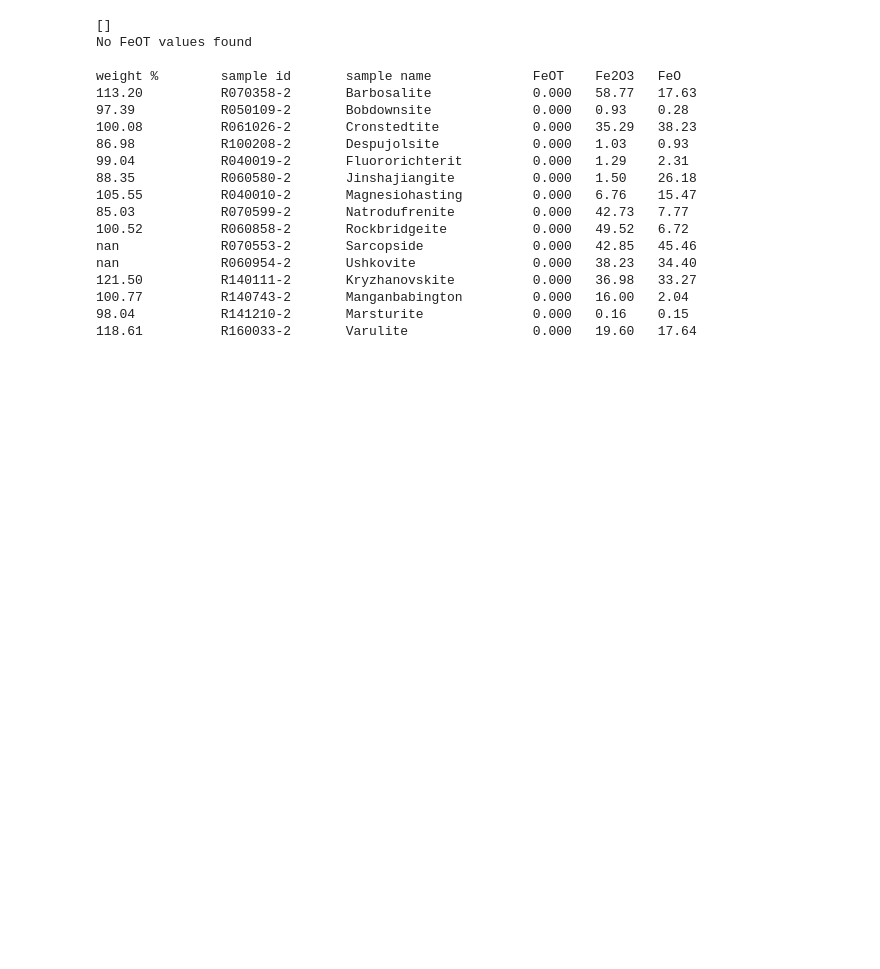
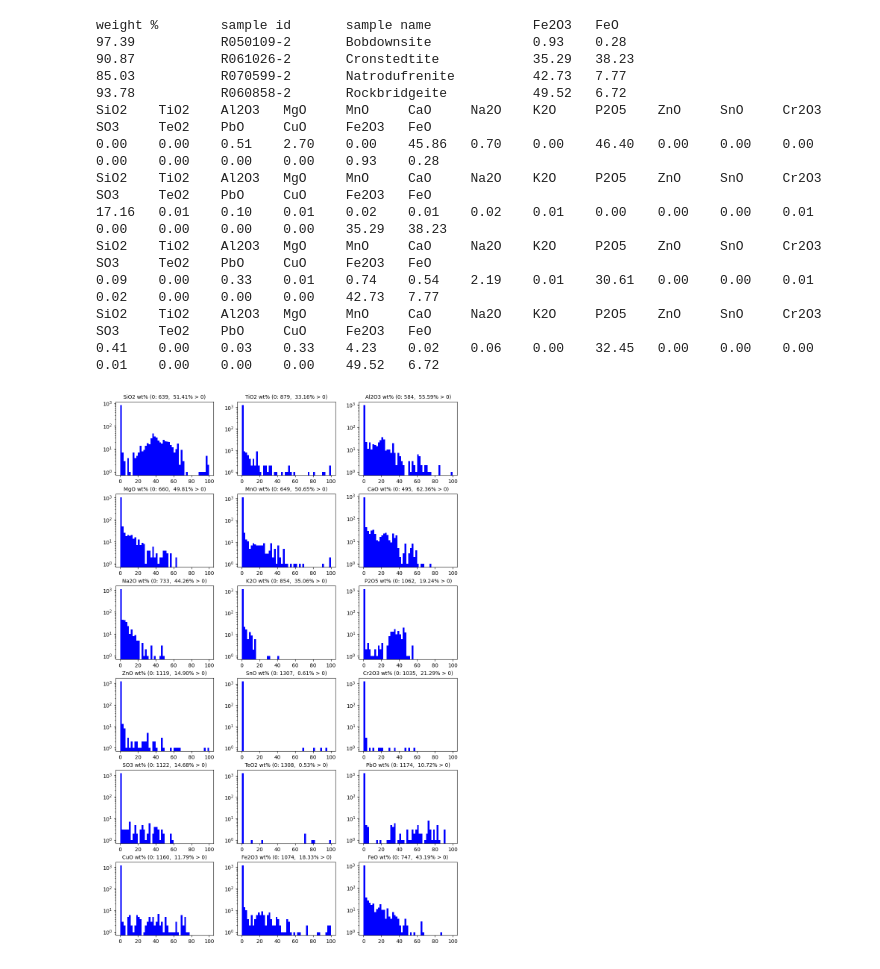
Before and after one commit to dvanhoesen/raman_prediction, a Jupyter notebook: investigate_chemistry.ipynb, the cells around one changed output. Saved outputs shown, nothing was run; the diff lists cells and outputs as text; code cells hidden in the pictures; blank space fills up the shorter version.

```diff
--- a/investigate_chemistry.ipynb
+++ b/investigate_chemistry.ipynb
@@ -81,15 +116,9 @@ FeO     17.6360
 # %%
 # Check iron to see if both FeO and Fe2O3 are high b/c some excel files recalculate oxide % for FeO and Fe2O3
 # We will combine and use FeOT only
-feot = avgs[:,-3]
 fe2o3 = avgs[:,-2]
 feo = avgs[:,-1]
-
-idxs_feot = np.where(feot>0)[0]
-print(idxs_feot)
-print("No FeOT values found")
-
-idxs_fe = np.where((feot > 0) | ((fe2o3 > 0.1) & (feo > 0.1)))[0]
+idxs_fe = np.where((fe2o3 > 0) & (feo > 0))[0]
 
 spec_wt_percent_fe = total_wt_percent[idxs_fe]
 spec_names_fe = names[idxs_fe]
@@ -97,24 +126,22 @@ spec_ids_fe = ids[idxs_fe]
 
 name_str = "\t".join("{}".format(n) for n in names_oxides)
 
-print("\n{}\t{}\t{}\t\t{}\t{}\t{}".format("weight %", "sample id", "sample name", "FeOT", "Fe2O3", "FeO"))
+print("\n{}\t{}\t{}\t\t{}\t{}".format("weight %", "sample id", "sample name", "Fe2O3", "FeO"))
 
 
 for i in idxs_fe:
     spec_name = names[i]
     spec_id = ids[i]
     spec_wt_percent = total_wt_percent[i]
-    spec_feot = feot[i]
     spec_fe2o3 = fe2o3[i]
     spec_feo = feo[i]
 
-    print("{:.2f}\t\t{}\t{}\t\t{:.3f}\t{:.2f}\t{:.2f}".format(spec_wt_percent, spec_id, spec_name[0:15], spec_feot, spec_fe2o3, spec_feo))
+    print("{:.2f}\t\t{}\t{}\t\t{:.2f}\t{:.2f}".format(spec_wt_percent, spec_id, spec_name[0:15], spec_fe2o3, spec_feo))
 
 for i in idxs_fe:
     spec_name = names[i]
     spec_id = ids[i]
     spec_wt_percent = total_wt_percent[i]
-    spec_feot = feot[i]
     spec_fe2o3 = fe2o3[i]
     spec_feo = feo[i]
 
@@ -122,25 +149,44 @@ for i in idxs_fe:
 
     #print("{:.2f}\t\t{}\t{}".format(spec_wt_percent, spec_id, spec_name[0:15]))
 
-    #print(name_str)
-    #print(spec_avg_text)
+    print(name_str)
+    print(spec_avg_text)
 # %% [output]
-[]
-No FeOT values found
-
-weight %        sample id       sample name             FeOT    Fe2O3   FeO
-113.20          R070358-2       Barbosalite             0.000   58.77   17.63
-97.39           R050109-2       Bobdownsite             0.000   0.93    0.28
-100.08          R061026-2       Cronstedtite            0.000   35.29   38.23
-86.98           R100208-2       Despujolsite            0.000   1.03    0.93
-99.04           R040019-2       Fluororichterit         0.000   1.29    2.31
-88.35           R060580-2       Jinshajiangite          0.000   1.50    26.18
-105.55          R040010-2       Magnesiohasting         0.000   6.76    15.47
-85.03           R070599-2       Natrodufrenite          0.000   42.73   7.77
-100.52          R060858-2       Rockbridgeite           0.000   49.52   6.72
-nan             R070553-2       Sarcopside              0.000   42.85   45.46
-nan             R060954-2       Ushkovite               0.000   38.23   34.40
-121.50          R140111-2       Kryzhanovskite          0.000   36.98   33.27
-100.77          R140743-2       Manganbabington         0.000   16.00   2.04
-98.04           R141210-2       Marsturite              0.000   0.16    0.15
-118.61          R160033-2       Varulite                0.000   19.60   17.64
+weight %        sample id       sample name             Fe2O3   FeO
+97.39           R050109-2       Bobdownsite             0.93    0.28
+90.87           R061026-2       Cronstedtite            35.29   38.23
+85.03           R070599-2       Natrodufrenite          42.73   7.77
+93.78           R060858-2       Rockbridgeite           49.52   6.72
+SiO2    TiO2    Al2O3   MgO     MnO     CaO     Na2O    K2O     P2O5    ZnO     SnO     Cr2O3   SO3     TeO2    PbO     CuO     Fe2O3   FeO
+0.00    0.00    0.51    2.70    0.00    45.86   0.70    0.00    46.40   0.00    0.00    0.00    0.00    0.00    0.00    0.00    0.93    0.28
+SiO2    TiO2    Al2O3   MgO     MnO     CaO     Na2O    K2O     P2O5    ZnO     SnO     Cr2O3   SO3     TeO2    PbO     CuO     Fe2O3   FeO
+17.16   0.01    0.10    0.01    0.02    0.01    0.02    0.01    0.00    0.00    0.00    0.01    0.00    0.00    0.00    0.00    35.29   38.23
+SiO2    TiO2    Al2O3   MgO     MnO     CaO     Na2O    K2O     P2O5    ZnO     SnO     Cr2O3   SO3     TeO2    PbO     CuO     Fe2O3   FeO
+0.09    0.00    0.33    0.01    0.74    0.54    2.19    0.01    30.61   0.00    0.00    0.01    0.02    0.00    0.00    0.00    42.73   7.77
+SiO2    TiO2    Al2O3   MgO     MnO     CaO     Na2O    K2O     P2O5    ZnO     SnO     Cr2O3   SO3     TeO2    PbO     CuO     Fe2O3   FeO
+0.41    0.00    0.03    0.33    4.23    0.02    0.06    0.00    32.45   0.00    0.00    0.00    0.01    0.00    0.00    0.00    49.52   6.72
+# %%
+# Find the Fraction of all samples with greater than 0 wt%
+fig, axs = plt.subplots(6, 3, figsize=(10, 15))
+fig.tight_layout(pad=1.5)
+
+# 2% bins
+bins = np.linspace(0, 100, 51)
+
+# Loop over the rows and columns
+cnt = 0
+for i in range(6):
+    for j in range(3):
+        name = names_oxides[cnt]
+        vals = avgs[:, cnt]
+        idxs_non_zero = np.where(vals>0)[0]
+        num_zero_vals = avgs.shape[0] - len(idxs_non_zero)
+        percentage_greater_than_zero = np.sum(vals > 0) / vals.size * 100
+
+        axs[i, j].hist(vals, bins=bins, color='blue')
+        axs[i, j].set_title("{} wt% (0: {},  {:.2f}% > 0)".format(name, num_zero_vals, percentage_greater_than_zero), fontsize=10)
+        axs[i, j].set_yscale('log')
+
+        cnt += 1
+# %% [output]
+[figure, added]
```
Also changed, not shown: parts of 3 cells of this notebook, 2 other files.
